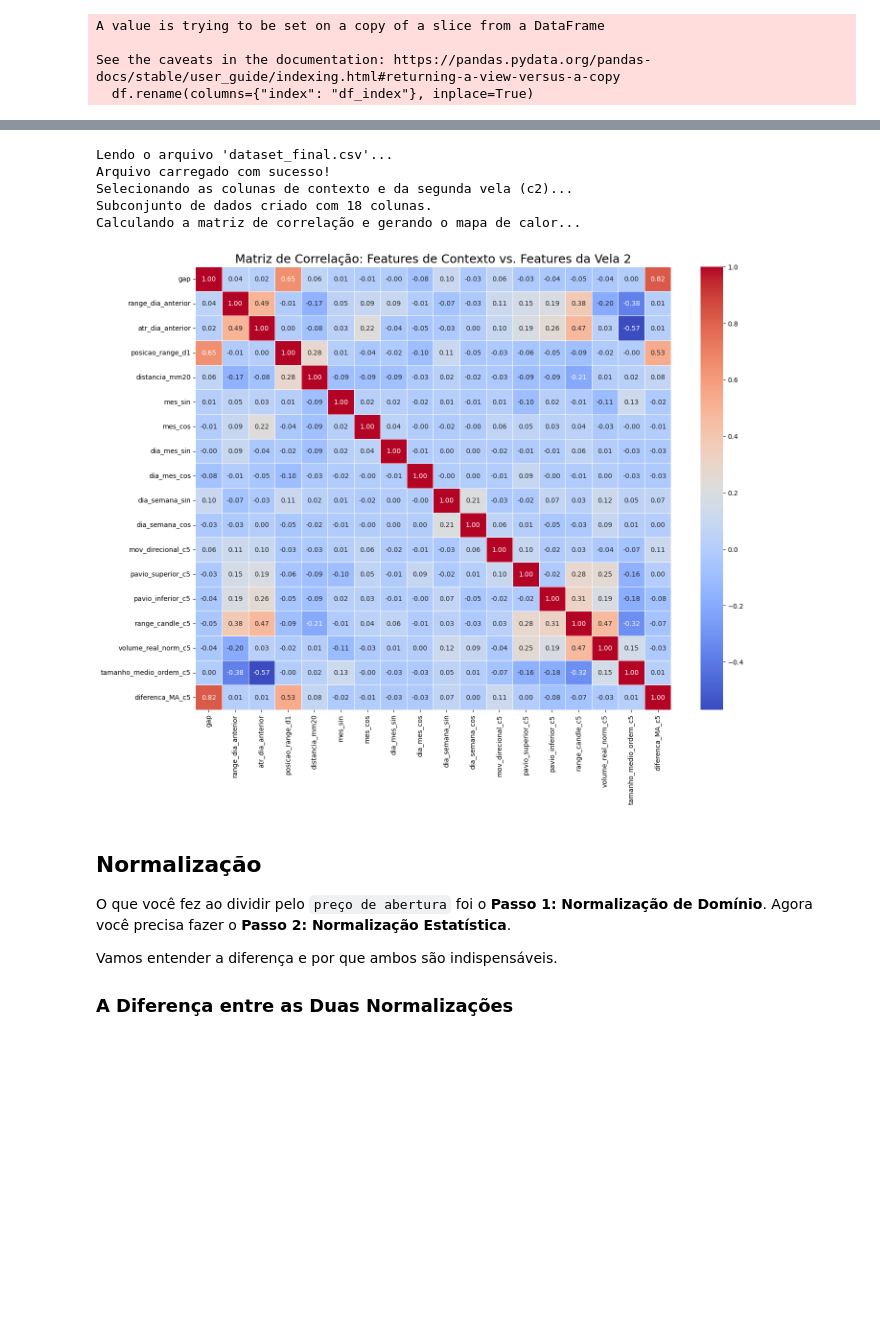
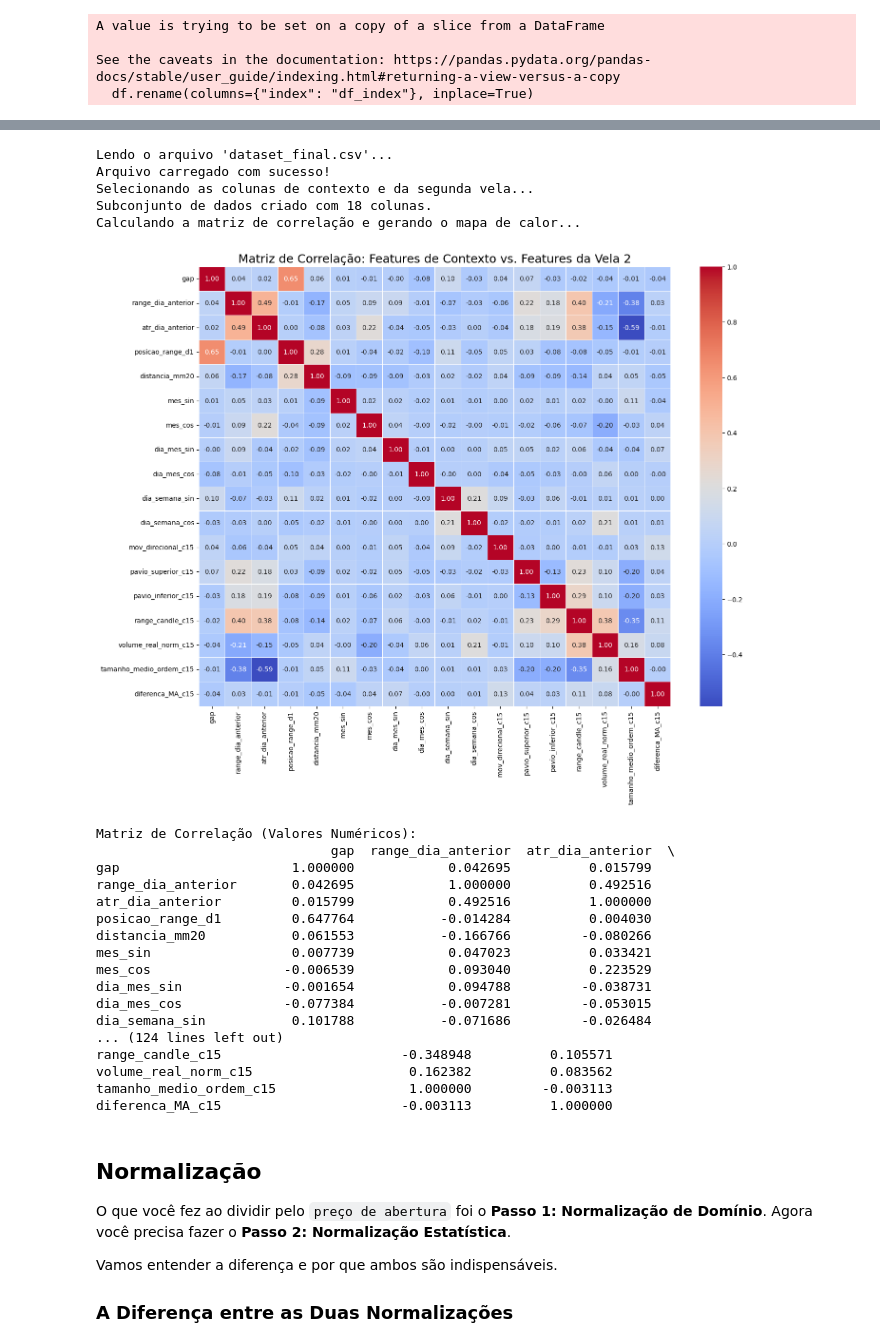
Before and after one commit to marcospontoexe/IA, a Jupyter notebook: predição do mini índice/Predição do preço.ipynb, the cells around one changed output, grey strips where cells are left out. Cells and saved outputs as stored; diff of their text form; code cells hidden in the pictures; blank space fills up the shorter version.

```diff
--- a/predição do mini índice/Predição do preço.ipynb
+++ b/predição do mini índice/Predição do preço.ipynb
@@ -2939,7 +2923,7 @@ except Exception as e:
     exit()
 
 # --- ETAPA 2: SELECIONAR AS COLUNAS DE INTERESSE ---
-print("Selecionando as colunas de contexto e da segunda vela (c2)...")
+print("Selecionando as colunas de contexto e da segunda vela...")
 
 # Defina a lista de features por candle (deve ser a mesma do seu script de criação)
 '''
@@ -2963,7 +2947,7 @@ colunas_contexto = [
 ]
 
 # Gere dinamicamente os nomes das colunas para a segunda vela (c2)
-colunas_vela_2 = [f'{feature}_c5' for feature in features_por_candle]
+colunas_vela_2 = [f'{feature}_c15' for feature in features_por_candle]
 
 # Combine as duas listas de colunas
 colunas_para_analise = colunas_contexto + colunas_vela_2
@@ -2979,37 +2963,54 @@ except KeyError as e:
 # --- ETAPA 3: CALCULAR E VISUALIZAR A MATRIZ DE CORRELAÇÃO ---
 print("Calculando a matriz de correlação e gerando o mapa de calor...")
 
 # Calcula a matriz de correlação
 correlation_matrix = df_selecionado.corr()
 
 # Configura o tamanho da figura para melhor visualização
 plt.figure(figsize=(16, 12))
 
 # Cria o mapa de calor (heatmap) usando a biblioteca Seaborn
 heatmap = sns.heatmap(
     correlation_matrix,
     annot=True,          # Exibe os valores de correlação dentro de cada célula
     cmap='coolwarm',     # Escolhe um mapa de cores (azul para negativo, vermelho para positivo)
     fmt=".2f",           # Formata os números para terem duas casas decimais
     linewidths=.5        # Adiciona pequenas linhas entre as células para separá-las
 )
 
 # Adiciona um título ao gráfico
 plt.title('Matriz de Correlação: Features de Contexto vs. Features da Vela 2', fontsize=18)
 
 # Exibe o gráfico
 plt.show()
 
 # Opcional: Imprimir a matriz de correlação no console
-#print("\nMatriz de Correlação (Valores Numéricos):")
-#print(correlation_matrix)
+print("\nMatriz de Correlação (Valores Numéricos):")
+print(correlation_matrix)
 # %% [output]
 Lendo o arquivo 'dataset_final.csv'...
 Arquivo carregado com sucesso!
-Selecionando as colunas de contexto e da segunda vela (c2)...
+Selecionando as colunas de contexto e da segunda vela...
 Subconjunto de dados criado com 18 colunas.
 Calculando a matriz de correlação e gerando o mapa de calor...
-[figure, old version]
+[figure, new version]
+Matriz de Correlação (Valores Numéricos):
+                              gap  range_dia_anterior  atr_dia_anterior  \
+gap                      1.000000            0.042695          0.015799
+range_dia_anterior       0.042695            1.000000          0.492516
+atr_dia_anterior         0.015799            0.492516          1.000000
+posicao_range_d1         0.647764           -0.014284          0.004030
+distancia_mm20           0.061553           -0.166766         -0.080266
+mes_sin                  0.007739            0.047023          0.033421
+mes_cos                 -0.006539            0.093040          0.223529
+dia_mes_sin             -0.001654            0.094788         -0.038731
+dia_mes_cos             -0.077384           -0.007281         -0.053015
+dia_semana_sin           0.101788           -0.071686         -0.026484
+... (124 lines left out)
+range_candle_c15                       -0.348948          0.105571
+volume_real_norm_c15                    0.162382          0.083562
+tamanho_medio_ordem_c15                 1.000000         -0.003113
+diferenca_MA_c15                       -0.003113          1.000000
 # %% [markdown]
 ## Normalização
 
```
Also changed, not shown: parts of 1 cell of this notebook.
